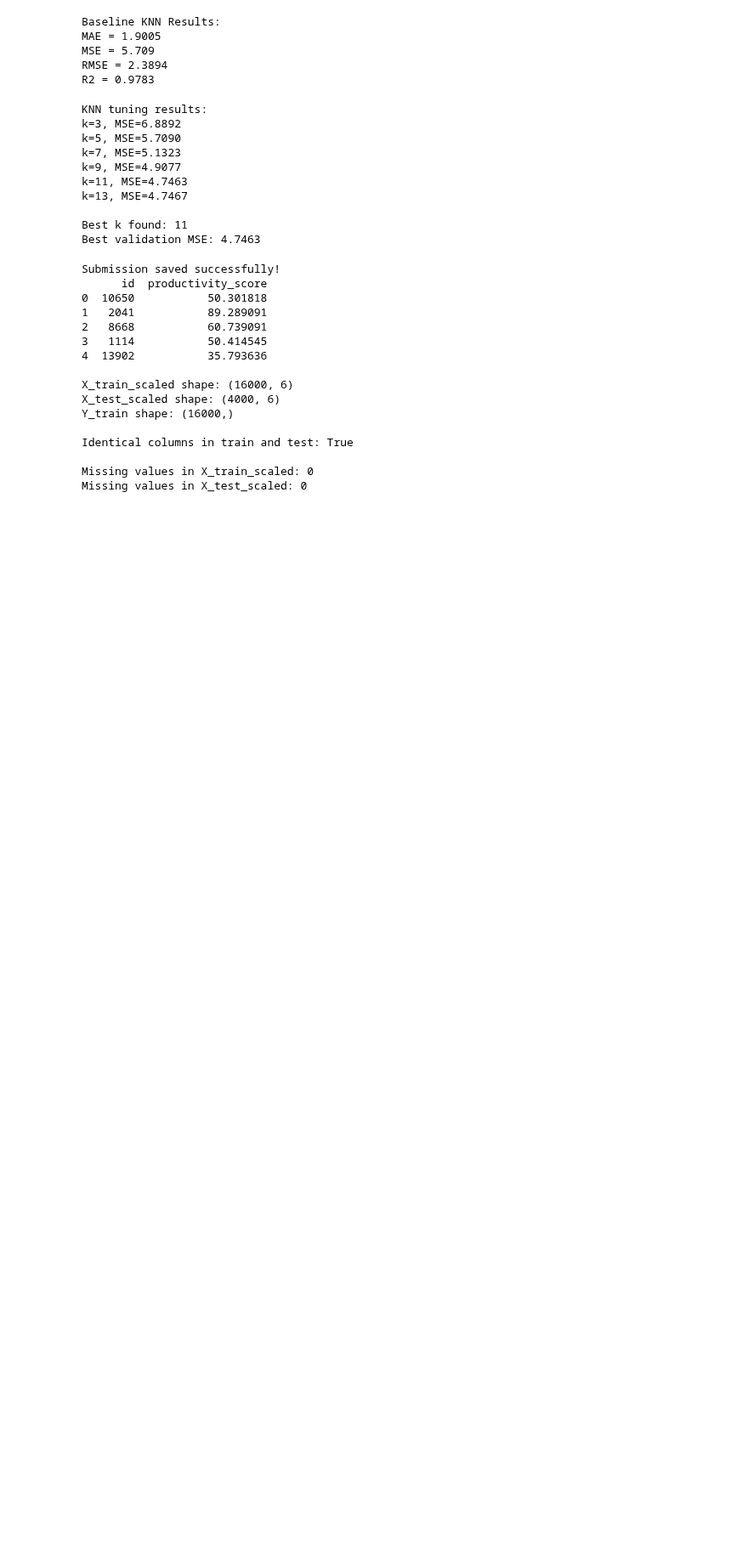
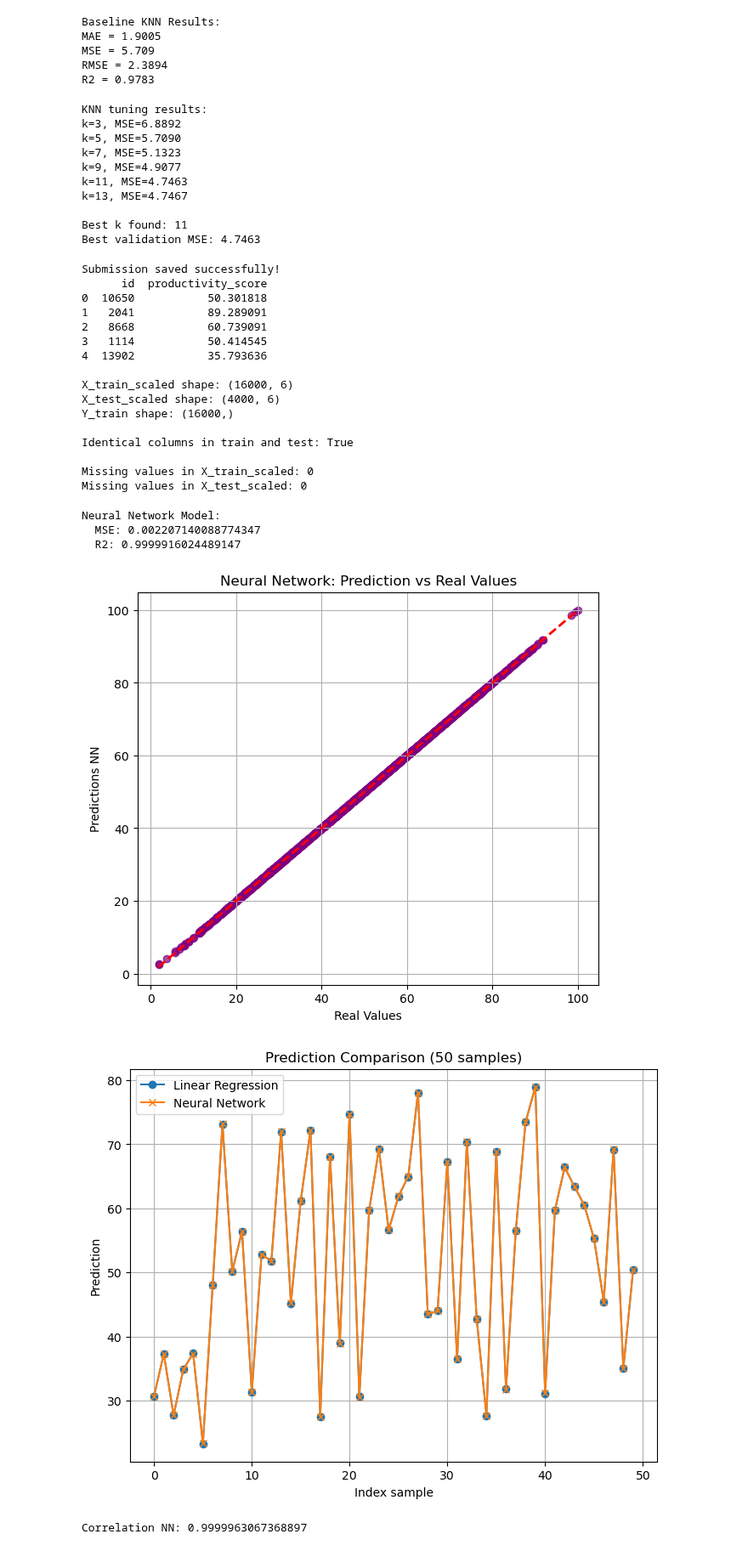
Before and after one commit to ingrid917/Student-Productivity-Prediction, a Jupyter notebook: main.ipynb, the cells around one changed output. Shown at 85% size. Saved outputs shown, nothing was run; the diff lists cells and outputs as text; code cells hidden in the pictures; blank space fills up the shorter version.

Commit message:
Learning a Neural Networks Model

```diff
--- a/main.ipynb
+++ b/main.ipynb
@@ -636,3 +636,60 @@ Identical columns in train and test: True
 
 Missing values in X_train_scaled: 0
 Missing values in X_test_scaled: 0
+# %%
+from sklearn.neural_network import MLPRegressor
+from sklearn.metrics import mean_squared_error, r2_score
+import matplotlib.pyplot as plt
+import numpy as np
+
+
+nn_model = MLPRegressor(
+    hidden_layer_sizes=(64, 32),
+    activation='relu',
+    solver='adam',
+    max_iter=2000,
+    random_state=42
+)
+
+nn_model.fit(features_train, target_train)
+
+
+#Predicting
+pred_nn = nn_model.predict(features_test)
+
+print("\nNeural Network Model:")
+print("  MSE:", mean_squared_error(target_test, pred_nn))
+print("  R2:", r2_score(target_test, pred_nn))
+
+#Plotting
+plt.figure(figsize=(7, 6))
+plt.scatter(target_test, pred_nn, alpha=0.7, color='purple')
+plt.xlabel("Real Values")
+plt.ylabel("Predictions NN")
+plt.title("Neural Network: Prediction vs Real Values")
+plt.plot([target_test.min(), target_test.max()],
+         [target_test.min(), target_test.max()],
+         'r--', lw=2)
+plt.grid(True)
+plt.show()
+
+#Model Comparison
+plt.figure(figsize=(8, 6))
+plt.plot(pred_baseline[:50], label="Linear Regression", marker='o')
+plt.plot(pred_nn[:50], label="Neural Network", marker='x')
+plt.title("Prediction Comparison (50 samples)")
+plt.xlabel("Index sample")
+plt.ylabel("Prediction")
+plt.legend()
+plt.grid(True)
+plt.show()
+
+# Correlation
+print("Correlation NN:", np.corrcoef(target_test, pred_nn)[0,1])
+# %% [output]
+Neural Network Model:
+  MSE: 0.002207140088774347
+  R2: 0.9999916024489147
+[figure, added]
+[figure, added]
+Correlation NN: 0.9999963067368897
```
Also changed, not shown: parts of 5 cells of this notebook.
